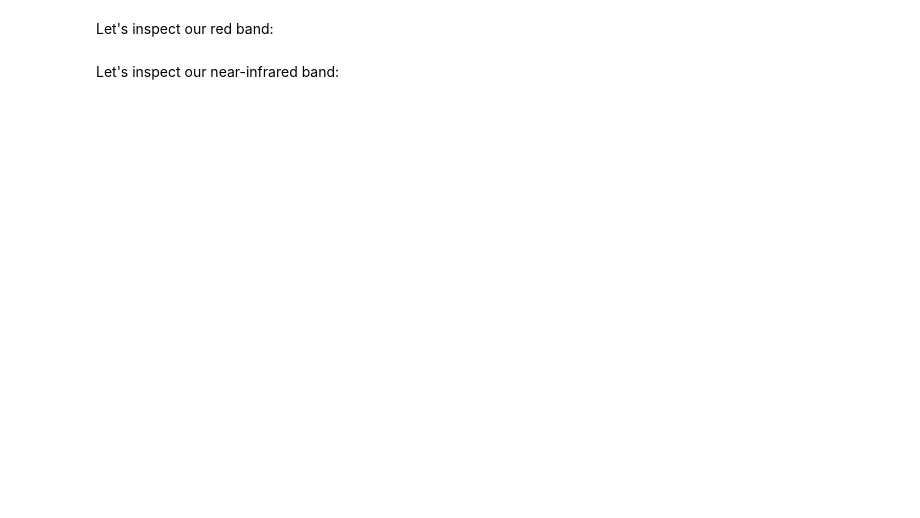
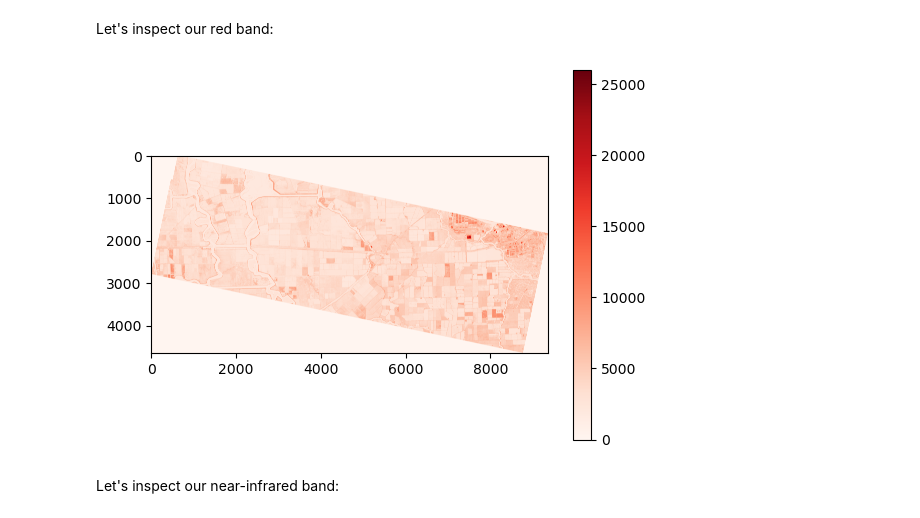
Before and after one commit to edwardoughton/satellite-image-analysis, a Jupyter notebook: notebooks/7.01_working_with_multiband_imagery.ipynb, the cells around one changed output. Saved outputs shown, nothing was run; the diff lists cells and outputs as text; code cells hidden in the pictures; blank space fills up the shorter version.

```diff
--- a/notebooks/7.01_working_with_multiband_imagery.ipynb
+++ b/notebooks/7.01_working_with_multiband_imagery.ipynb
@@ -133,10 +197,15 @@ Let's inspect our red band:
 # %%
 # Example
 # Use imshow to load the red band.
-fig = pyplot.imshow(red)
+fig = pyplot.imshow(red, cmap='Reds')
+
+# Add the colorbar to our plot
+pyplot.colorbar()
 
 # Display the results.
 pyplot.show()
+# %% [output]
+[figure, added]
 # %% [markdown]
 Let's inspect our near-infrared band:
 # %%
```
Also changed, not shown: parts of 14 cells of this notebook, 5 other files.
